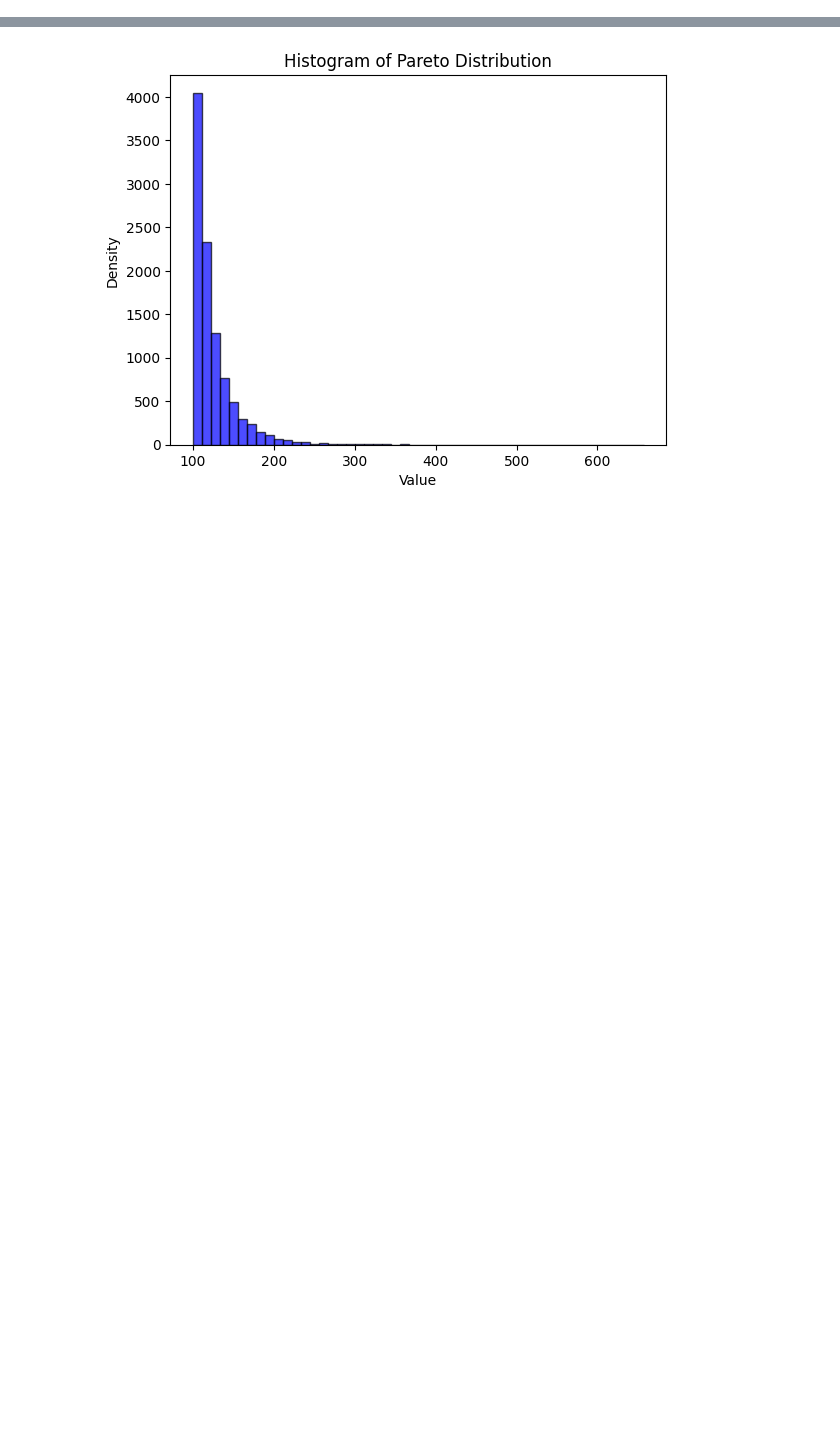
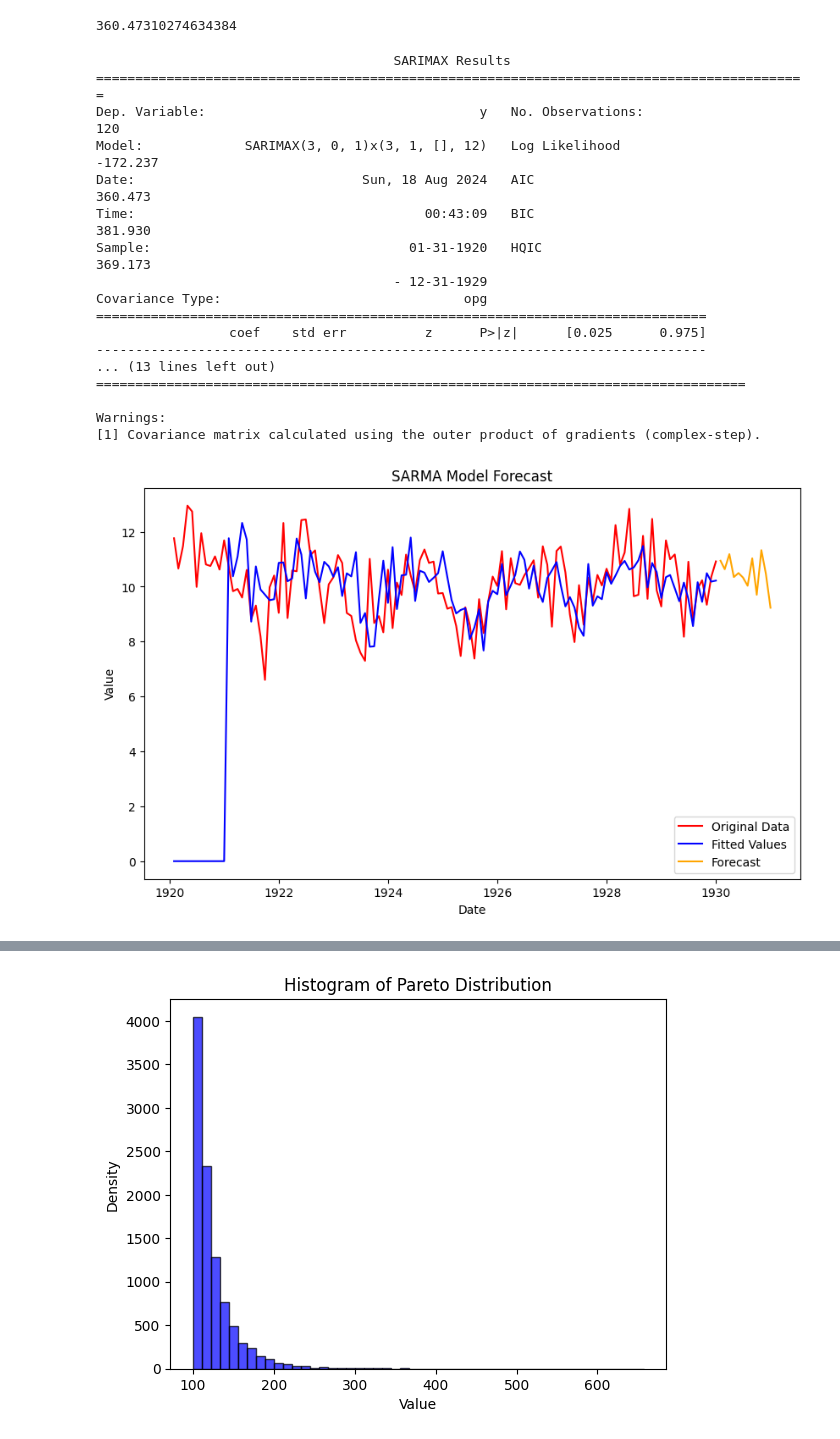
Before and after one commit to HuangHaoyu1997/MEABM, a Jupyter notebook: test.ipynb, the cells around one changed output, grey strips where cells are left out. Cells and saved outputs as stored; diff of their text form; code cells hidden in the pictures; blank space fills up the shorter version.

Commit message:
update gini function, modulation type in main, time series predic

```diff
--- a/test.ipynb
+++ b/test.ipynb
@@ -0,0 +115,40 @@
+# %%
+results.aic
+# %% [output]
+360.47310274634384
+# %%
+# 示例：使用生成的季节性数据
+np.random.seed(0)
+# date_range = pd.date_range(start='1920-01-01', periods=120, freq='M')
+# data = pd.Series(10 + np.sin(np.linspace(0, 10 * np.pi, 120)) + np.random.normal(size=120),
+#                     index=date_range)
+
+# 拟合 SARMA 模型
+order = (3, 0, 1)  # (p, d, q)
+seasonal_order = (3, 1, 0, 12)  # (P, D, Q, S)
+results = fit_sarma_model(data, order, seasonal_order)
+
+# 打印模型摘要
+print(results.summary())
+
+# 绘制预测
+plot_forecast(results, data, steps=12)
+# %% [output]
+                                      SARIMAX Results
+===========================================================================================
+Dep. Variable:                                   y   No. Observations:                  120
+Model:             SARIMAX(3, 0, 1)x(3, 1, [], 12)   Log Likelihood                -172.237
+Date:                             Sun, 18 Aug 2024   AIC                            360.473
+Time:                                     00:43:09   BIC                            381.930
+Sample:                                 01-31-1920   HQIC                           369.173
+                                      - 12-31-1929
+Covariance Type:                               opg
+==============================================================================
+                 coef    std err          z      P>|z|      [0.025      0.975]
+------------------------------------------------------------------------------
+... (13 lines left out)
+===================================================================================
+
+Warnings:
+[1] Covariance matrix calculated using the outer product of gradients (complex-step).
+[figure, added]
```
Also changed, not shown: parts of 7 cells of this notebook, 5 other files.
